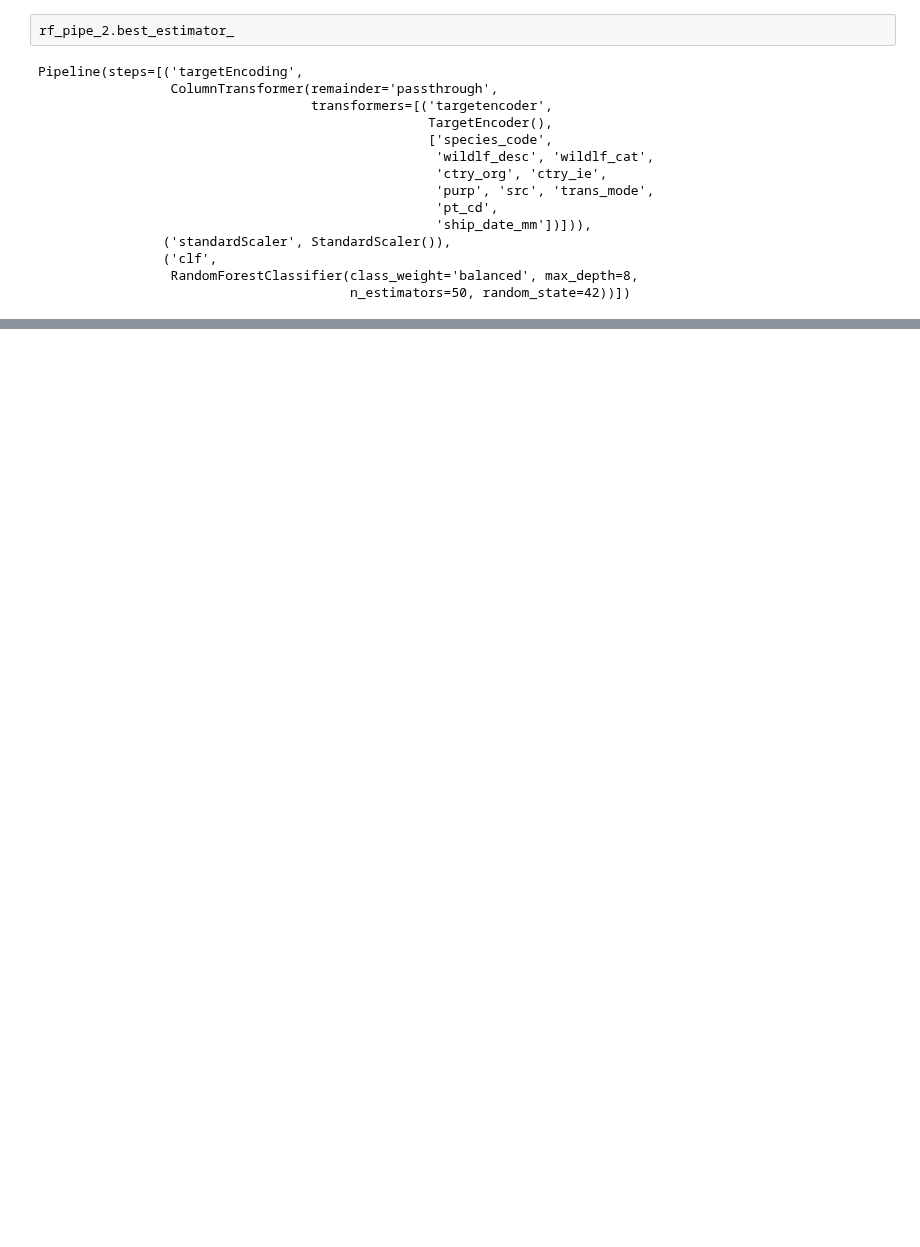
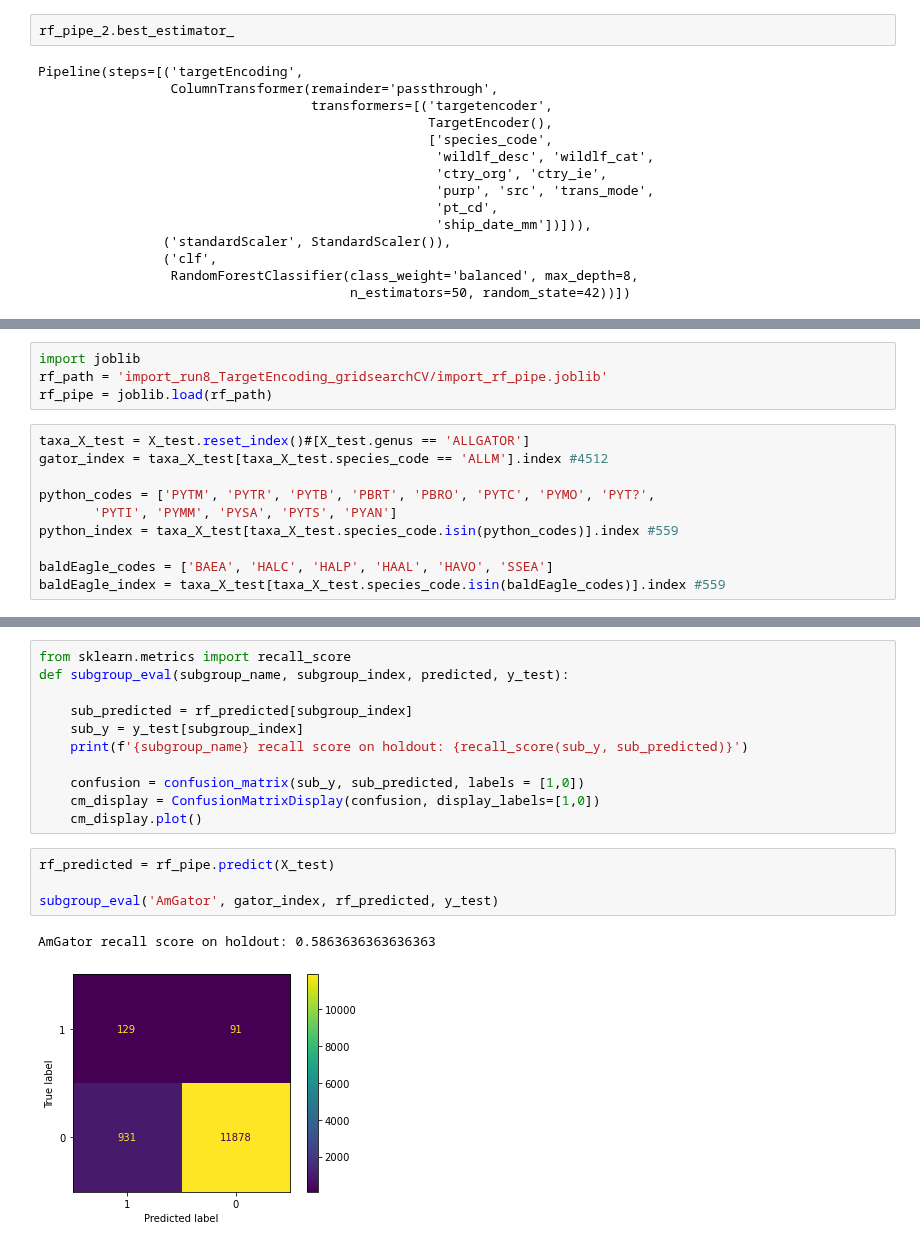
Before and after one commit to YinterestingProjects/milestone_2, a Jupyter notebook: modeling/5_tuning_import_DecisionTree2.ipynb, the cells around one changed output, grey strips where cells are left out. Cells and saved outputs as stored; diff of their text form; blank space fills up the shorter version.

```diff
--- a/modeling/5_tuning_import_DecisionTree2.ipynb
+++ b/modeling/5_tuning_import_DecisionTree2.ipynb
@@ -380,0 +381,14 @@ Pipeline(steps=[('targetEncoding',
+# %%
+import joblib
+rf_path = 'import_run8_TargetEncoding_gridsearchCV/import_rf_pipe.joblib'
+rf_pipe = joblib.load(rf_path)
+# %%
+taxa_X_test = X_test.reset_index()#[X_test.genus == 'ALLGATOR']
+gator_index = taxa_X_test[taxa_X_test.species_code == 'ALLM'].index #4512
+
+python_codes = ['PYTM', 'PYTR', 'PYTB', 'PBRT', 'PBRO', 'PYTC', 'PYMO', 'PYT?',
+       'PYTI', 'PYMM', 'PYSA', 'PYTS', 'PYAN']
+python_index = taxa_X_test[taxa_X_test.species_code.isin(python_codes)].index #559
+
+baldEagle_codes = ['BAEA', 'HALC', 'HALP', 'HAAL', 'HAVO', 'SSEA']
+baldEagle_index = taxa_X_test[taxa_X_test.species_code.isin(baldEagle_codes)].index #559
@@ -380,0 +410,18 @@ Pipeline(steps=[('targetEncoding',
+# %%
+from sklearn.metrics import recall_score
+def subgroup_eval(subgroup_name, subgroup_index, predicted, y_test):
+
+    sub_predicted = rf_predicted[subgroup_index]
+    sub_y = y_test[subgroup_index]
+    print(f'{subgroup_name} recall score on holdout: {recall_score(sub_y, sub_predicted)}')
+
+    confusion = confusion_matrix(sub_y, sub_predicted, labels = [1,0])
+    cm_display = ConfusionMatrixDisplay(confusion, display_labels=[1,0])
+    cm_display.plot()
+# %%
+rf_predicted = rf_pipe.predict(X_test)
+
+subgroup_eval('AmGator', gator_index, rf_predicted, y_test)
+# %% [output]
+AmGator recall score on holdout: 0.5863636363636363
+[figure, added]
```
Also changed, not shown: parts of 7 cells of this notebook, 23 other files.
